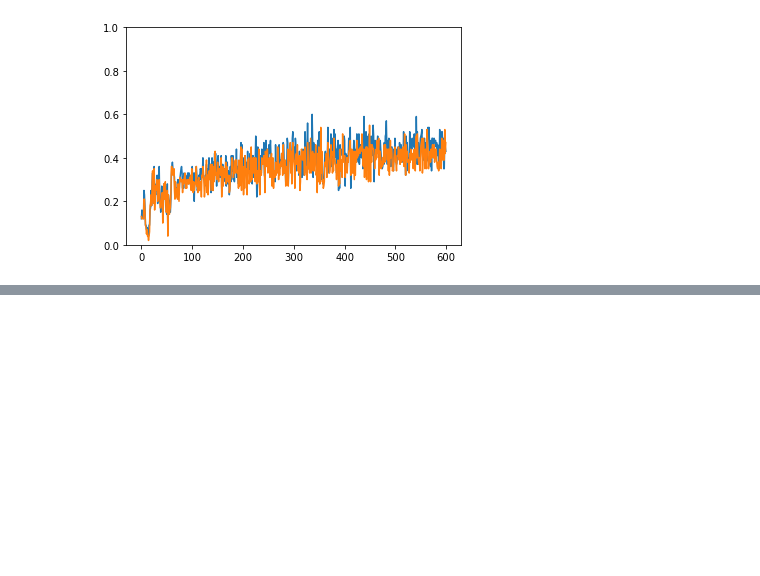
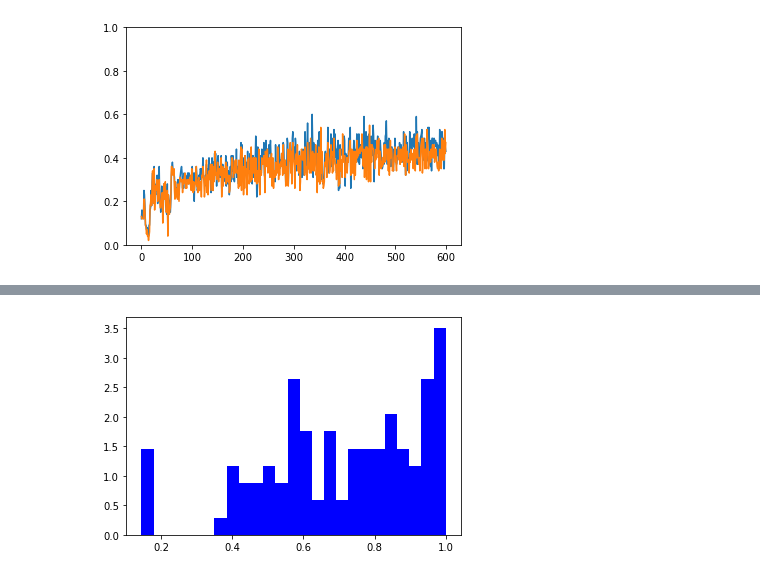
Before and after one commit to brownthesr/Synthetic-Graphs, a Jupyter notebook: SBM.ipynb, the cells around one changed output, grey strips where cells are left out. Saved outputs shown, nothing was run; the diff lists cells and outputs as text; code cells hidden in the pictures; blank space fills up the shorter version.

```diff
--- a/SBM.ipynb
+++ b/SBM.ipynb
@@ -246,7 +246,7 @@ lamb = 30 # difference in edge_densities, 0 indicates only node features are inf
 mu = 50# difference between the means of the two classes, increasing this means increasing difference between class features
 num_nodes = 200
 num_features = 3
-num_classes=8
+num_classes=7
 
 
 # our hyperparameter for our hidden model
@@ -356,0 +375,4 @@ for i in range(100):
+# %%
+a = plt.hist(test_accs,bins=25,density=True,color="b")
+# %% [output]
+[figure, added]
```
Also changed, not shown: parts of 1 cell of this notebook.
